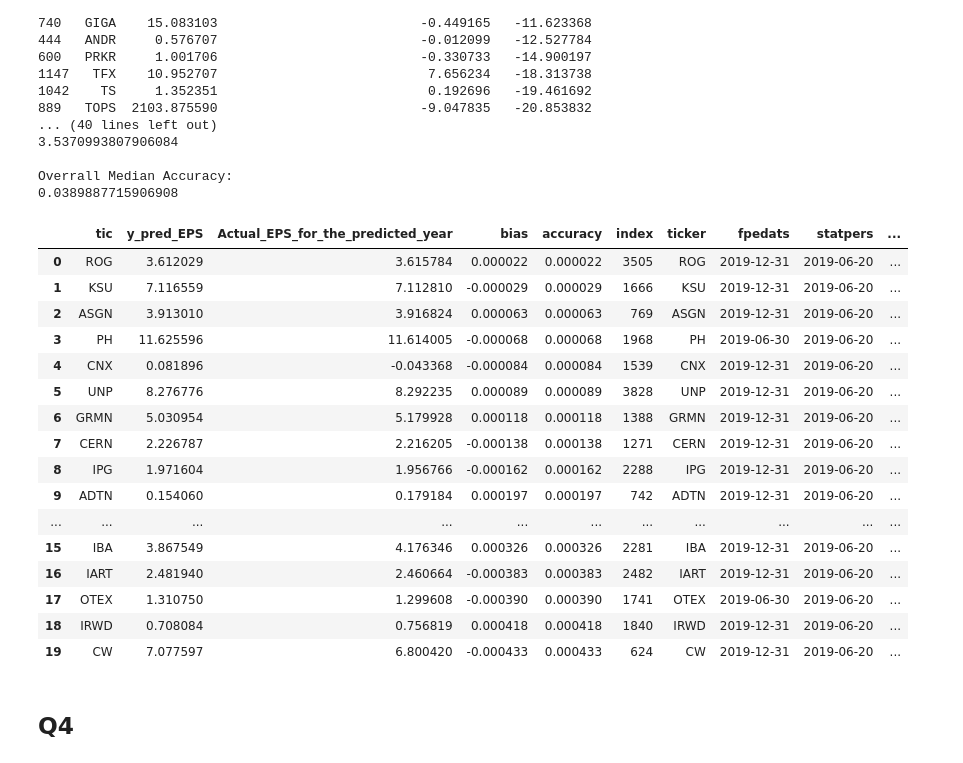
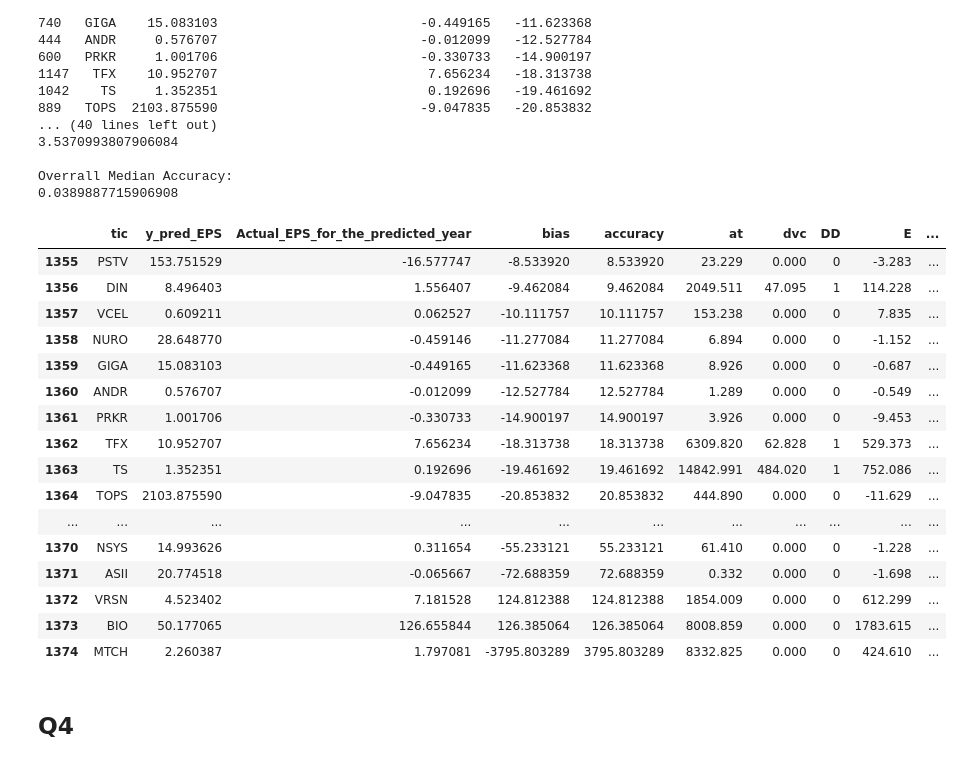
Before and after one commit to MapleKnightOfRiverwood/company-earining-projection, a Jupyter notebook: GA_Final.ipynb, the cells around one changed output. Drawn from its saved outputs; the diff is of its cells as text; code cells hidden in the pictures.

```diff
--- a/GA_Final.ipynb
+++ b/GA_Final.ipynb
@@ -1192,29 +1192,29 @@ HVZ_one
 Overrall Median Accuracy:
 0.0389887715906908
 # %%
-prediction_2019 = pd.merge(y_pred_df, df_analyst_raw_test_2019, how='inner', left_on=['tic'], right_on=['ticker'])
+prediction_2019 = pd.merge(y_pred_df, X_pred_HVZs_2019, how='inner', left_on=['tic'], right_on=['tic'])
 prediction_2019 = prediction_2019.sort_values(by='accuracy', ascending=True)
 
-prediction_2019.head(20)
+prediction_2019.tail(20)
 # Table of 2019 prediction with analyst data
 # %% [output]
-|  | tic | y_pred_EPS | Actual_EPS_for_the_predicted_year | bias | accuracy | index | ticker | fpedats | statpers | ... |
-| 0 | ROG | 3.612029 | 3.615784 | 0.000022 | 0.000022 | 3505 | ROG | 2019-12-31 | 2019-06-20 | ... |
-| 1 | KSU | 7.116559 | 7.112810 | -0.000029 | 0.000029 | 1666 | KSU | 2019-12-31 | 2019-06-20 | ... |
-| 2 | ASGN | 3.913010 | 3.916824 | 0.000063 | 0.000063 | 769 | ASGN | 2019-12-31 | 2019-06-20 | ... |
-| 3 | PH | 11.625596 | 11.614005 | -0.000068 | 0.000068 | 1968 | PH | 2019-06-30 | 2019-06-20 | ... |
-| 4 | CNX | 0.081896 | -0.043368 | -0.000084 | 0.000084 | 1539 | CNX | 2019-12-31 | 2019-06-20 | ... |
-| 5 | UNP | 8.276776 | 8.292235 | 0.000089 | 0.000089 | 3828 | UNP | 2019-12-31 | 2019-06-20 | ... |
-| 6 | GRMN | 5.030954 | 5.179928 | 0.000118 | 0.000118 | 1388 | GRMN | 2019-12-31 | 2019-06-20 | ... |
-| 7 | CERN | 2.226787 | 2.216205 | -0.000138 | 0.000138 | 1271 | CERN | 2019-12-31 | 2019-06-20 | ... |
-| 8 | IPG | 1.971604 | 1.956766 | -0.000162 | 0.000162 | 2288 | IPG | 2019-12-31 | 2019-06-20 | ... |
-| 9 | ADTN | 0.154060 | 0.179184 | 0.000197 | 0.000197 | 742 | ADTN | 2019-12-31 | 2019-06-20 | ... |
+|  | tic | y_pred_EPS | Actual_EPS_for_the_predicted_year | bias | accuracy | at | dvc | DD | E | ... |
+| 1355 | PSTV | 153.751529 | -16.577747 | -8.533920 | 8.533920 | 23.229 | 0.000 | 0 | -3.283 | ... |
+| 1356 | DIN | 8.496403 | 1.556407 | -9.462084 | 9.462084 | 2049.511 | 47.095 | 1 | 114.228 | ... |
+| 1357 | VCEL | 0.609211 | 0.062527 | -10.111757 | 10.111757 | 153.238 | 0.000 | 0 | 7.835 | ... |
+| 1358 | NURO | 28.648770 | -0.459146 | -11.277084 | 11.277084 | 6.894 | 0.000 | 0 | -1.152 | ... |
+| 1359 | GIGA | 15.083103 | -0.449165 | -11.623368 | 11.623368 | 8.926 | 0.000 | 0 | -0.687 | ... |
+| 1360 | ANDR | 0.576707 | -0.012099 | -12.527784 | 12.527784 | 1.289 | 0.000 | 0 | -0.549 | ... |
+| 1361 | PRKR | 1.001706 | -0.330733 | -14.900197 | 14.900197 | 3.926 | 0.000 | 0 | -9.453 | ... |
+| 1362 | TFX | 10.952707 | 7.656234 | -18.313738 | 18.313738 | 6309.820 | 62.828 | 1 | 529.373 | ... |
+| 1363 | TS | 1.352351 | 0.192696 | -19.461692 | 19.461692 | 14842.991 | 484.020 | 1 | 752.086 | ... |
+| 1364 | TOPS | 2103.875590 | -9.047835 | -20.853832 | 20.853832 | 444.890 | 0.000 | 0 | -11.629 | ... |
 | ... | ... | ... | ... | ... | ... | ... | ... | ... | ... | ... |
-| 15 | IBA | 3.867549 | 4.176346 | 0.000326 | 0.000326 | 2281 | IBA | 2019-12-31 | 2019-06-20 | ... |
-| 16 | IART | 2.481940 | 2.460664 | -0.000383 | 0.000383 | 2482 | IART | 2019-12-31 | 2019-06-20 | ... |
-| 17 | OTEX | 1.310750 | 1.299608 | -0.000390 | 0.000390 | 1741 | OTEX | 2019-06-30 | 2019-06-20 | ... |
-| 18 | IRWD | 0.708084 | 0.756819 | 0.000418 | 0.000418 | 1840 | IRWD | 2019-12-31 | 2019-06-20 | ... |
-| 19 | CW | 7.077597 | 6.800420 | -0.000433 | 0.000433 | 624 | CW | 2019-12-31 | 2019-06-20 | ... |
+| 1370 | NSYS | 14.993626 | 0.311654 | -55.233121 | 55.233121 | 61.410 | 0.000 | 0 | -1.228 | ... |
+| 1371 | ASII | 20.774518 | -0.065667 | -72.688359 | 72.688359 | 0.332 | 0.000 | 0 | -1.698 | ... |
+| 1372 | VRSN | 4.523402 | 7.181528 | 124.812388 | 124.812388 | 1854.009 | 0.000 | 0 | 612.299 | ... |
+| 1373 | BIO | 50.177065 | 126.655844 | 126.385064 | 126.385064 | 8008.859 | 0.000 | 0 | 1783.615 | ... |
+| 1374 | MTCH | 2.260387 | 1.797081 | -3795.803289 | 3795.803289 | 8332.825 | 0.000 | 0 | 424.610 | ... |
 # %% [markdown]
 ## Q4
 # %%
```
Also changed, not shown: parts of 3 cells of this notebook.
